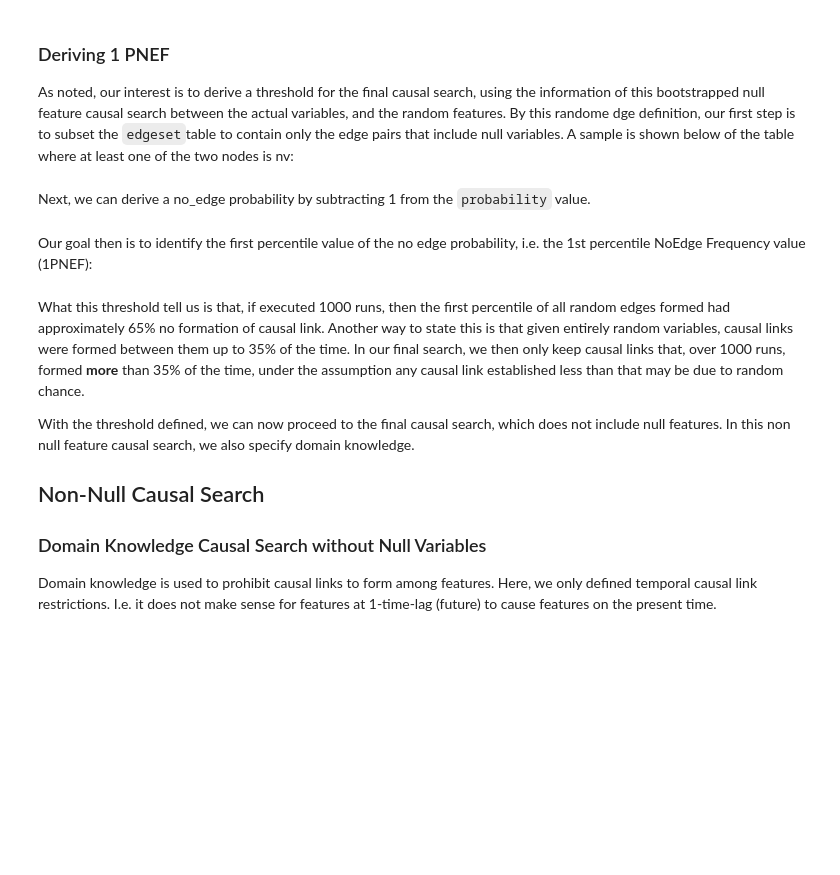
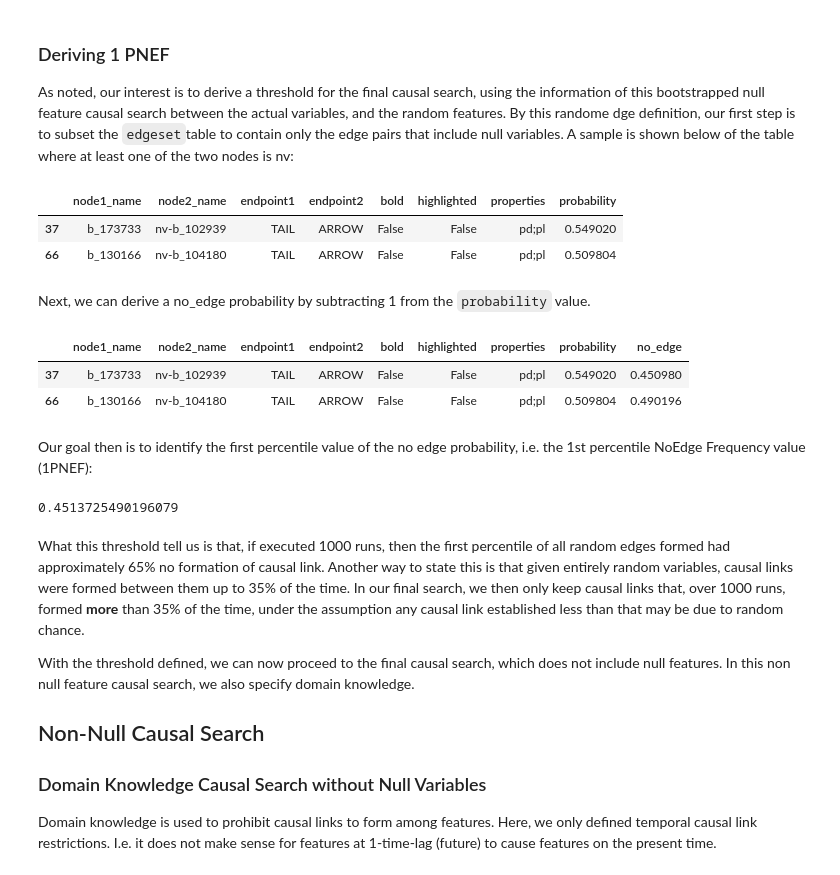
Before and after one commit to phuong808/pykumu, a Jupyter notebook: vignettes/issue_causal_analysis.ipynb, the cells around one changed output. Cells and saved outputs as stored; diff of their text form; code cells hidden in the pictures; blank space fills up the shorter version.

```diff
--- a/vignettes/issue_causal_analysis.ipynb
+++ b/vignettes/issue_causal_analysis.ipynb
@@ -431,18 +421,30 @@ parsed_graph["edge_type_probabilities"].head()
 
 As noted, our interest is to derive a threshold for the final causal search, using the information of this bootstrapped null feature causal search between the actual variables, and the random features. By this randome dge definition, our first step is to subset the `edgeset`table  to contain only the edge pairs that include null variables. A sample is shown below of the table where at least one of the two nodes is nv:
 # %%
-nv_edges = graph.filter_null_edges(parsed_graph["edgeset"])
+is_node1_nv = parsed_graph["edgeset"]["node1_name"].str.contains("nv-", regex=False)
+is_node2_nv = parsed_graph["edgeset"]["node2_name"].str.contains("nv-", regex=False)
+nv_edges = parsed_graph["edgeset"][is_node1_nv | is_node2_nv].copy()
 nv_edges.head()
+# %% [output]
+|  | node1_name | node2_name | endpoint1 | endpoint2 | bold | highlighted | properties | probability |
+| 37 | b_173733 | nv-b_102939 | TAIL | ARROW | False | False | pd;pl | 0.549020 |
+| 66 | b_130166 | nv-b_104180 | TAIL | ARROW | False | False | pd;pl | 0.509804 |
 # %% [markdown]
 Next, we can derive a no_edge probability by subtracting 1 from the `probability` value.
 # %%
-nv_edges = graph.add_no_edge_probability(nv_edges)
+nv_edges["no_edge"] = 1 - nv_edges["probability"]
 nv_edges.head()
+# %% [output]
+|  | node1_name | node2_name | endpoint1 | endpoint2 | bold | highlighted | properties | probability | no_edge |
+| 37 | b_173733 | nv-b_102939 | TAIL | ARROW | False | False | pd;pl | 0.549020 | 0.450980 |
+| 66 | b_130166 | nv-b_104180 | TAIL | ARROW | False | False | pd;pl | 0.509804 | 0.490196 |
 # %% [markdown]
 Our goal then is to identify the first percentile value of the no edge probability, i.e. the 1st percentile NoEdge Frequency value (1PNEF):
 # %%
-pnef_1 = graph.pnef_threshold(nv_edges)
+pnef_1 = float(nv_edges["no_edge"].quantile(0.01))
 pnef_1
+# %% [output]
+0.4513725490196079
 # %% [markdown]
 What this threshold tell us is that, if executed 1000 runs, then the first percentile of all random edges formed had approximately 65% no formation of causal link. Another way to state this is that given entirely random variables, causal links were formed between them up to 35% of the time. In our final search, we then only keep causal links that, over 1000 runs, formed **more** than 35% of the time, under the assumption any causal link established less than that may be due to random chance.
 
```
Also changed, not shown: parts of 8 cells of this notebook, 20 other files.
